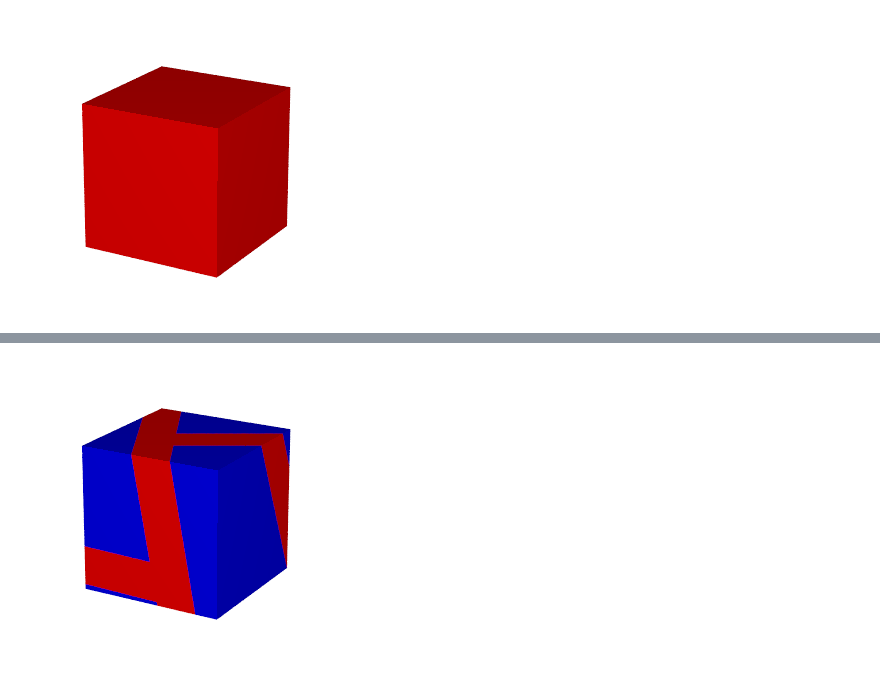
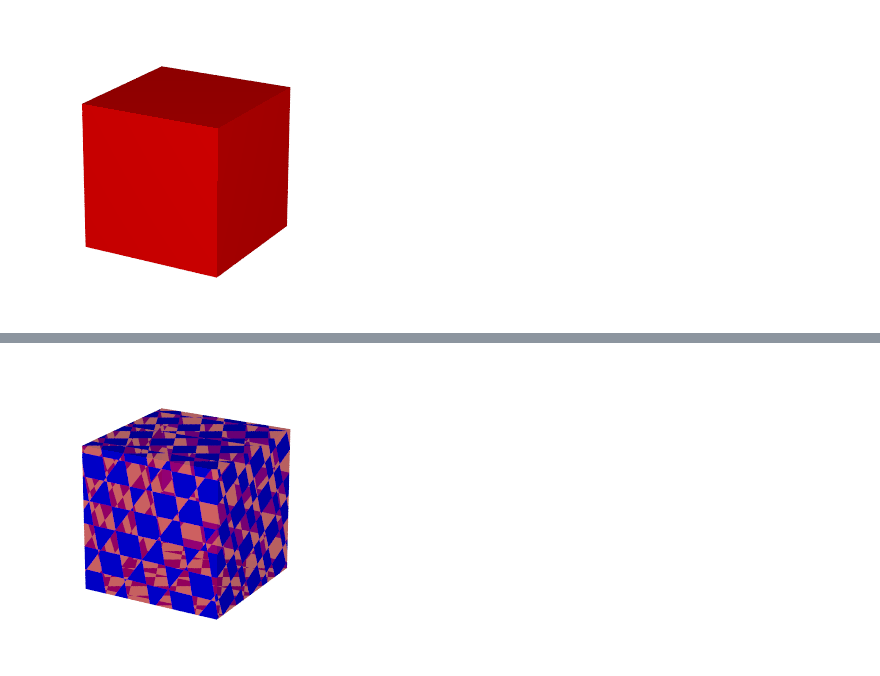
Before and after one commit to daizutabi/fdray, a Jupyter notebook: notebooks/pigment.ipynb, the cells around one changed output, grey strips where cells are left out. Drawn from its saved outputs; the diff is of its cells as text; code cells hidden in the pictures.

Commit message:
Update camera and pigment notebooks to enhance color handling; replace ColorList with ColorMap, adjust color references, and add new rendering examples.

```diff
--- a/notebooks/pigment.ipynb
+++ b/notebooks/pigment.ipynb
@@ -40,5 +41,5 @@ render(ColorList("brick", "red", "blue"))
 # %%
-pigment = Pigment(ColorList("brick", "red", "blue")).rotate(10, 20, 30)
-render(pigment)
+p = Pigment("checker", Color("red", 0.5), Color("blue")).rotate(10, 20, 30).scale(0.3)
+render(p)
 # %% [output]
-[figure, old version]
+[figure, new version]
```
Also changed, not shown: parts of 7 cells of this notebook, 1 other file.
